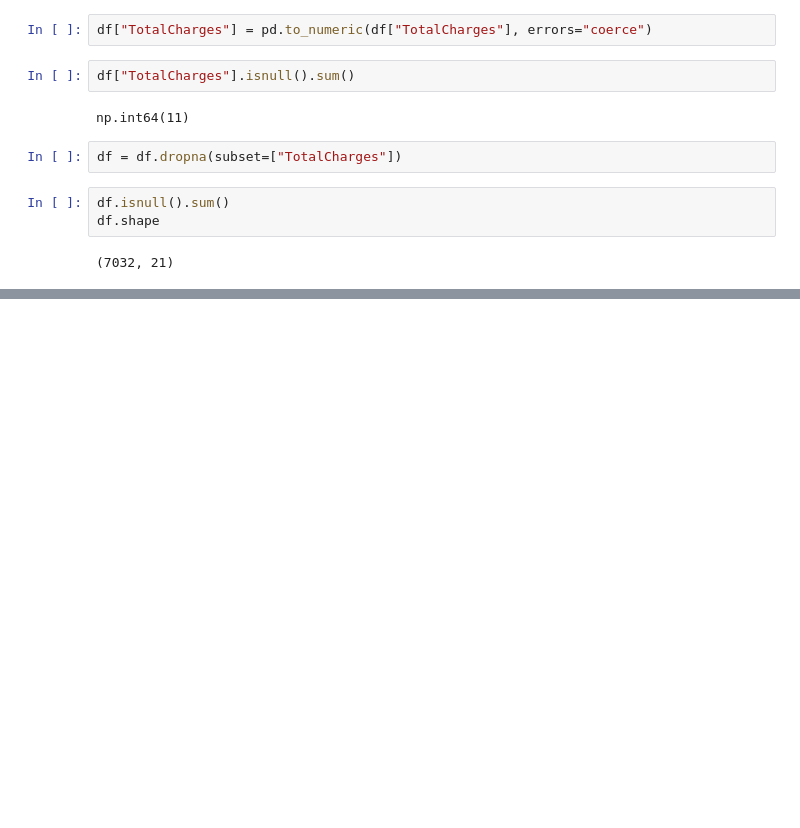
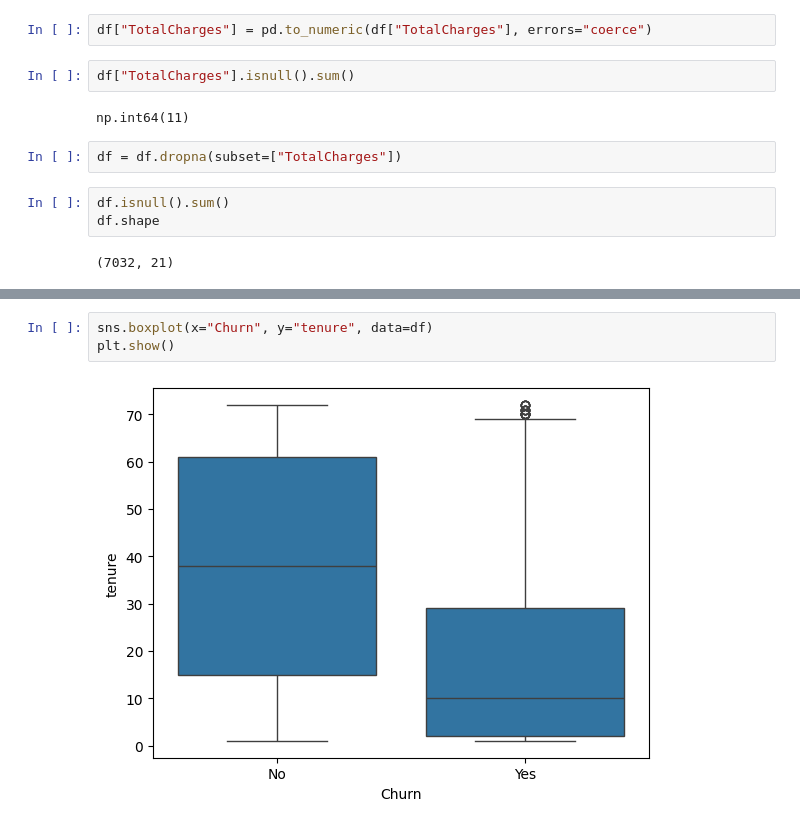
Before and after one commit to Javier-DataScience/telecom-churn-ml-api, a Jupyter notebook: notebooks/01_eda.ipynb, the cells around one changed output, grey strips where cells are left out. Saved outputs shown, nothing was run; the diff lists cells and outputs as text; blank space fills up the shorter version.

```diff
--- a/notebooks/01_eda.ipynb
+++ b/notebooks/01_eda.ipynb
@@ -82,0 +110,5 @@ df.shape
+# %%
+sns.boxplot(x="Churn", y="tenure", data=df)
+plt.show()
+# %% [output]
+[figure, added]
```
Also changed, not shown: parts of 4 cells of this notebook.
